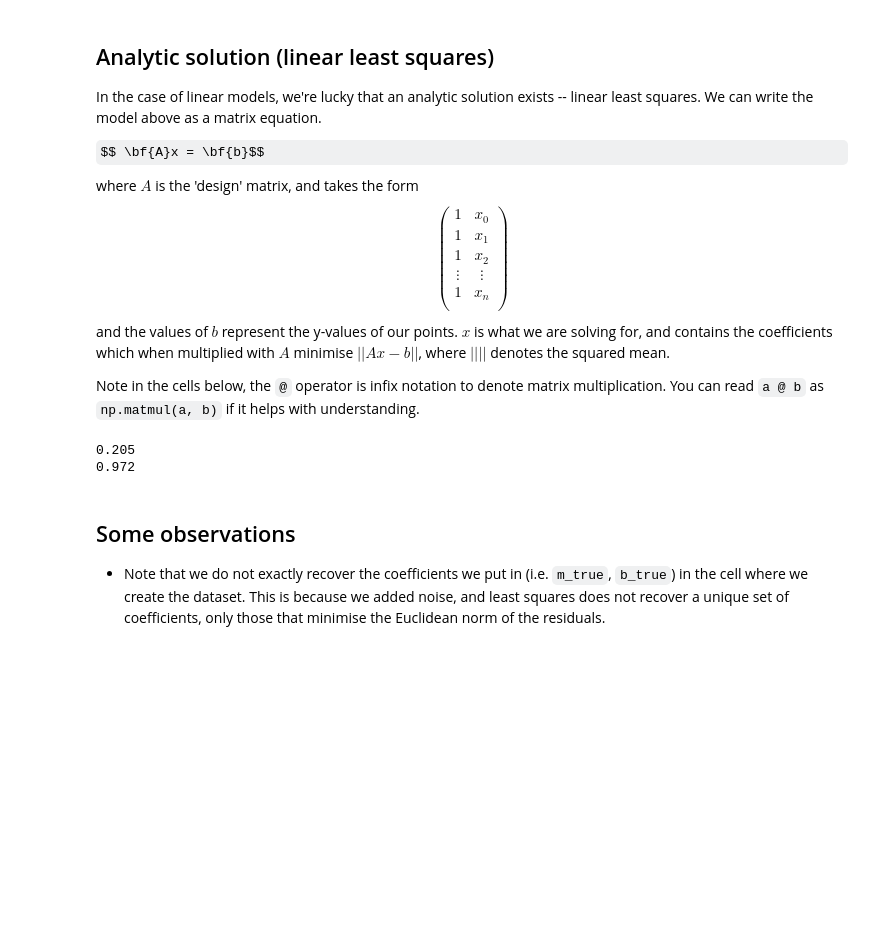
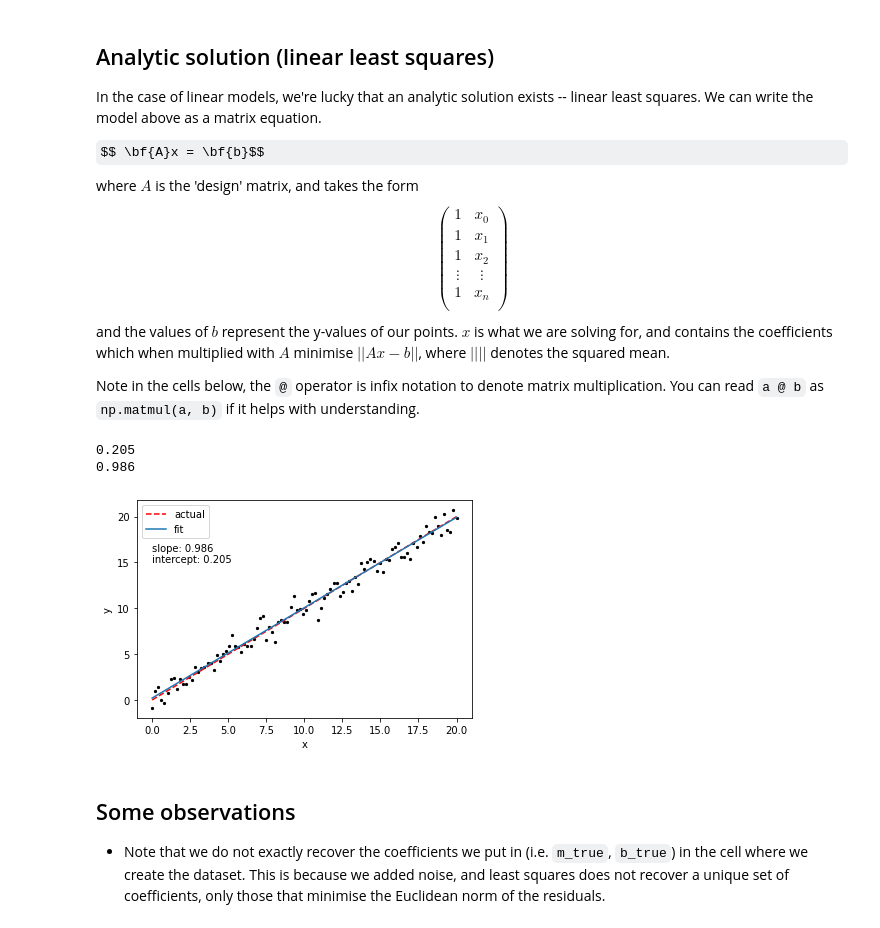
Before and after one commit to raphhbw/WAKE_workshops, a Jupyter notebook: machine_learning/session_01/s1_linearmodelstoml_full.ipynb, the cells around one changed output. Saved outputs shown, nothing was run; the diff lists cells and outputs as text; code cells hidden in the pictures; some formulas as TeX source; blank space fills up the shorter version.

```diff
--- a/machine_learning/session_01/s1_linearmodelstoml_full.ipynb
+++ b/machine_learning/session_01/s1_linearmodelstoml_full.ipynb
@@ -61,15 +65,29 @@ obs_matrix = y_obs[jnp.newaxis, :].T
 # %%
 # Thankfully, there's a convenience function to compute this for us
 coeffs, _, _, _ = jnp.linalg.lstsq(design_matrix, obs_matrix)
 
 # Essentially this does the below under the hood - the `lstsq` function does things more cleverly to avoid singular matrices and speeds things up with Cholesky decomposition
 coeffs_handcoded = jnp.linalg.inv(design_matrix.T @ design_matrix) @ design_matrix.T @ obs_matrix
 
+y_pred = design_matrix @ coeffs_handcoded
+
 for c in coeffs.flatten():
     print(f"{c:.3f}")
+
+plt.scatter(x, y_obs, c='k', s=5)
+plt.plot(x, y_true, c='r', ls='--', label='actual')
+plt.plot(x, y_pred, c='C0', ls='-', label='fit')
+
+_intercept, _slope = coeffs_handcoded.flatten()
+plt.text(0, 15, f"slope: {_slope:.3f} \nintercept: {_intercept:.3f}")
+plt.xlabel("x")
+plt.ylabel("y")
+plt.legend()
+plt.show()
 # %% [output]
 0.205
-0.972
+0.986
+[figure, added]
 # %% [markdown]
 Some observations
 ---
```
Also changed, not shown: parts of 14 cells of this notebook.
